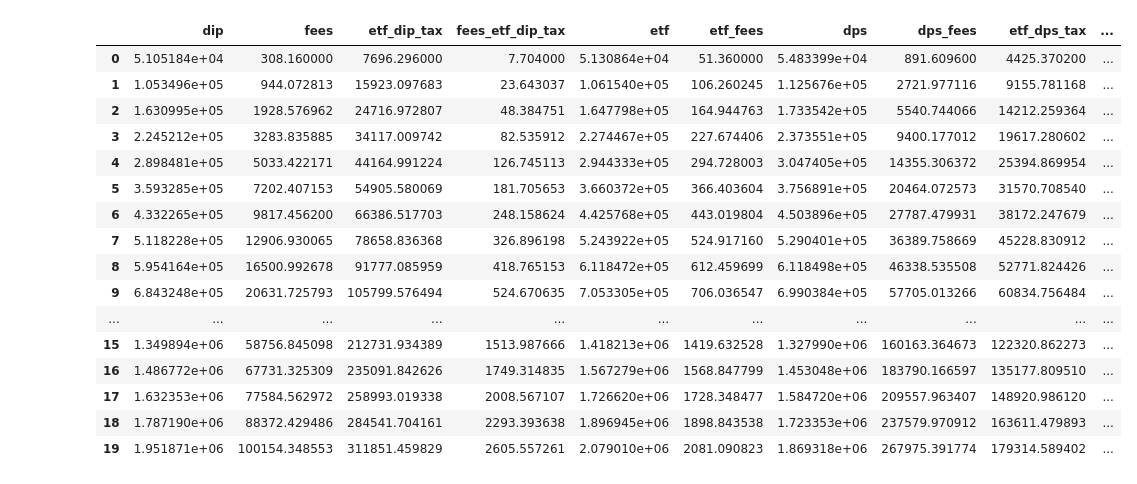
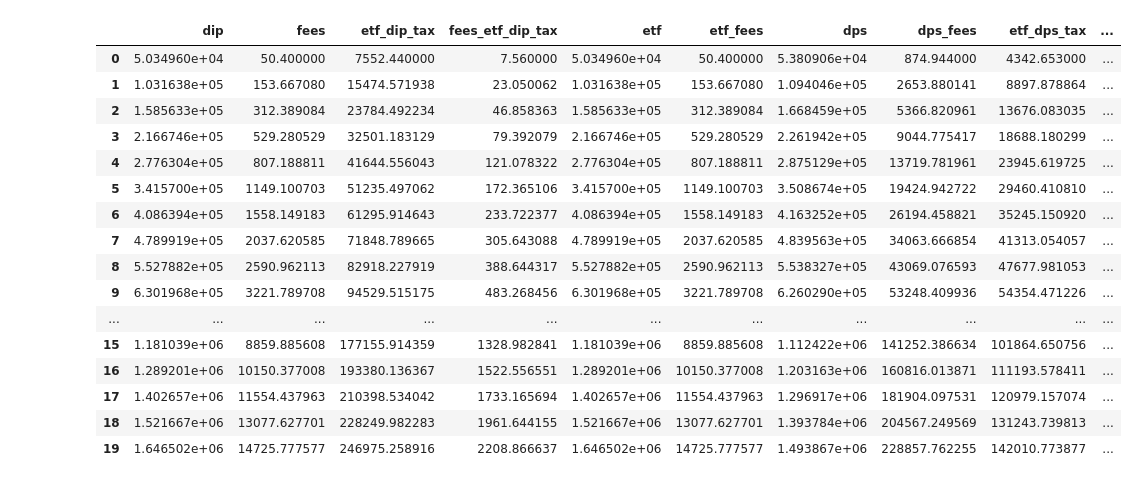
Before and after one commit to vaclavbelak/dip, a Jupyter notebook: dip.ipynb, the cells around one changed output. Saved outputs shown, nothing was run; the diff lists cells and outputs as text; code cells hidden in the pictures.

```diff
--- a/dip.ipynb
+++ b/dip.ipynb
@@ -5,8 +5,8 @@ from collections import defaultdict
 import seaborn as sns
 # %%
 years = 20
-rate = 0.07  # mean annual rate, e.g. VT ETF
-dip_fee = 0.005  # DIP annual fee
+rate = 0.05  # mean annual rate, e.g. VT ETF
+dip_fee = 0  # DIP annual fee
 contrib_emp = 48000  # employee contributions, max 48000
 contrib_comp = 0  # employer contributions, max 50000
 contrib = contrib_emp + contrib_comp
@@ -46,50 +46,50 @@ for year in range(1, years + 1):
     res["fees_etf_dip_tax"].append(fees_etf_dip_tax)
 
     etf = (etf + contrib) * (1 + rate)
     fee = etf * etf_ter
     etf_fees += fee
     etf -= fee
     res["etf"].append(etf)
-    res["etf_fees"].append(fee)
+    res["etf_fees"].append(etf_fees)
 
     dps = (dps + contrib + dps_state_contrib) * (1 + rate)
     fee = dps * (0.015 + etf_ter)  # on average DSP costs 1.5% annually
     dps -= fee
     dps_fees += fee
     res["dps"].append(dps)
     res["dps_fees"].append(dps_fees)
 
     etf_dps_tax = (etf_dps_tax + dps_tax_saving) * (1 + rate)
     fee = etf_dps_tax * etf_ter
     etf_dps_tax -= fee
     fees_etf_dps_tax += fee
     res["etf_dps_tax"].append(etf_dps_tax)
     res["fees_etf_dps_tax"].append(fees_etf_dps_tax)
 
 res = pd.DataFrame(res)
 res["dps_reinvest"] = res.dps + res.etf_dps_tax
 res["dps_reinvest_fees"] = res.dps_fees + res.fees_etf_dps_tax
 res["dip_reinvest"] = res.dip + res.etf_dip_tax
 res["dip_reinvest_fees"] = res.fees + res.fees_etf_dip_tax
 res
 # %% [output]
 |  | dip | fees | etf_dip_tax | fees_etf_dip_tax | etf | etf_fees | dps | dps_fees | etf_dps_tax | ... |
-| 0 | 5.105184e+04 | 308.160000 | 7696.296000 | 7.704000 | 5.130864e+04 | 51.360000 | 5.483399e+04 | 891.609600 | 4425.370200 | ... |
-| 1 | 1.053496e+05 | 944.072813 | 15923.097683 | 23.643037 | 1.061540e+05 | 106.260245 | 1.125676e+05 | 2721.977116 | 9155.781168 | ... |
-| 2 | 1.630995e+05 | 1928.576962 | 24716.972807 | 48.384751 | 1.647798e+05 | 164.944763 | 1.733542e+05 | 5540.744066 | 14212.259364 | ... |
-| 3 | 2.245212e+05 | 3283.835885 | 34117.009742 | 82.535912 | 2.274467e+05 | 227.674406 | 2.373551e+05 | 9400.177012 | 19617.280602 | ... |
-| 4 | 2.898481e+05 | 5033.422171 | 44164.991224 | 126.745113 | 2.944333e+05 | 294.728003 | 3.047405e+05 | 14355.306372 | 25394.869954 | ... |
-| 5 | 3.593285e+05 | 7202.407153 | 54905.580069 | 181.705653 | 3.660372e+05 | 366.403604 | 3.756891e+05 | 20464.072573 | 31570.708540 | ... |
-| 6 | 4.332265e+05 | 9817.456200 | 66386.517703 | 248.158624 | 4.425768e+05 | 443.019804 | 4.503896e+05 | 27787.479931 | 38172.247679 | ... |
-| 7 | 5.118228e+05 | 12906.930065 | 78658.836368 | 326.896198 | 5.243922e+05 | 524.917160 | 5.290401e+05 | 36389.758669 | 45228.830912 | ... |
-| 8 | 5.954164e+05 | 16500.992678 | 91777.085959 | 418.765153 | 6.118472e+05 | 612.459699 | 6.118498e+05 | 46338.535508 | 52771.824426 | ... |
-| 9 | 6.843248e+05 | 20631.725793 | 105799.576494 | 524.670635 | 7.053305e+05 | 706.036547 | 6.990384e+05 | 57705.013266 | 60834.756484 | ... |
+| 0 | 5.034960e+04 | 50.400000 | 7552.440000 | 7.560000 | 5.034960e+04 | 50.400000 | 5.380906e+04 | 874.944000 | 4342.653000 | ... |
+| 1 | 1.031638e+05 | 153.667080 | 15474.571938 | 23.050062 | 1.031638e+05 | 153.667080 | 1.094046e+05 | 2653.880141 | 8897.878864 | ... |
+| 2 | 1.585633e+05 | 312.389084 | 23784.492234 | 46.858363 | 1.585633e+05 | 312.389084 | 1.668459e+05 | 5366.820961 | 13676.083035 | ... |
+| 3 | 2.166746e+05 | 529.280529 | 32501.183129 | 79.392079 | 2.166746e+05 | 529.280529 | 2.261942e+05 | 9044.775417 | 18688.180299 | ... |
+| 4 | 2.776304e+05 | 807.188811 | 41644.556043 | 121.078322 | 2.776304e+05 | 807.188811 | 2.875129e+05 | 13719.781961 | 23945.619725 | ... |
+| 5 | 3.415700e+05 | 1149.100703 | 51235.497062 | 172.365106 | 3.415700e+05 | 1149.100703 | 3.508674e+05 | 19424.942722 | 29460.410810 | ... |
+| 6 | 4.086394e+05 | 1558.149183 | 61295.914643 | 233.722377 | 4.086394e+05 | 1558.149183 | 4.163252e+05 | 26194.458821 | 35245.150920 | ... |
+| 7 | 4.789919e+05 | 2037.620585 | 71848.789665 | 305.643088 | 4.789919e+05 | 2037.620585 | 4.839563e+05 | 34063.666854 | 41313.054057 | ... |
+| 8 | 5.527882e+05 | 2590.962113 | 82918.227919 | 388.644317 | 5.527882e+05 | 2590.962113 | 5.538327e+05 | 43069.076593 | 47677.981053 | ... |
+| 9 | 6.301968e+05 | 3221.789708 | 94529.515175 | 483.268456 | 6.301968e+05 | 3221.789708 | 6.260290e+05 | 53248.409936 | 54354.471226 | ... |
 | ... | ... | ... | ... | ... | ... | ... | ... | ... | ... | ... |
-| 15 | 1.349894e+06 | 58756.845098 | 212731.934389 | 1513.987666 | 1.418213e+06 | 1419.632528 | 1.327990e+06 | 160163.364673 | 122320.862273 | ... |
-| 16 | 1.486772e+06 | 67731.325309 | 235091.842626 | 1749.314835 | 1.567279e+06 | 1568.847799 | 1.453048e+06 | 183790.166597 | 135177.809510 | ... |
-| 17 | 1.632353e+06 | 77584.562972 | 258993.019338 | 2008.567107 | 1.726620e+06 | 1728.348477 | 1.584720e+06 | 209557.963407 | 148920.986120 | ... |
-| 18 | 1.787190e+06 | 88372.429486 | 284541.704161 | 2293.393638 | 1.896945e+06 | 1898.843538 | 1.723353e+06 | 237579.970912 | 163611.479893 | ... |
-| 19 | 1.951871e+06 | 100154.348553 | 311851.459829 | 2605.557261 | 2.079010e+06 | 2081.090823 | 1.869318e+06 | 267975.391774 | 179314.589402 | ... |
+| 15 | 1.181039e+06 | 8859.885608 | 177155.914359 | 1328.982841 | 1.181039e+06 | 8859.885608 | 1.112422e+06 | 141252.386634 | 101864.650756 | ... |
+| 16 | 1.289201e+06 | 10150.377008 | 193380.136367 | 1522.556551 | 1.289201e+06 | 10150.377008 | 1.203163e+06 | 160816.013871 | 111193.578411 | ... |
+| 17 | 1.402657e+06 | 11554.437963 | 210398.534042 | 1733.165694 | 1.402657e+06 | 11554.437963 | 1.296917e+06 | 181904.097531 | 120979.157074 | ... |
+| 18 | 1.521667e+06 | 13077.627701 | 228249.982283 | 1961.644155 | 1.521667e+06 | 13077.627701 | 1.393784e+06 | 204567.249569 | 131243.739813 | ... |
+| 19 | 1.646502e+06 | 14725.777577 | 246975.258916 | 2208.866637 | 1.646502e+06 | 14725.777577 | 1.493867e+06 | 228857.762255 | 142010.773877 | ... |
 # %%
 sns.lineplot(res[["dps_reinvest", "dip_reinvest", "etf"]])
 # %% [output]
```
Also changed, not shown: parts of 3 cells of this notebook.
